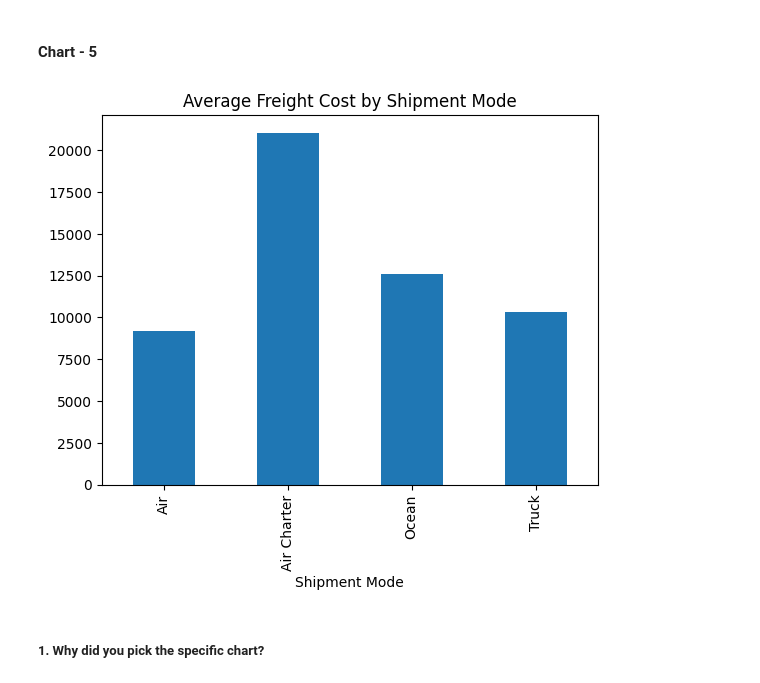
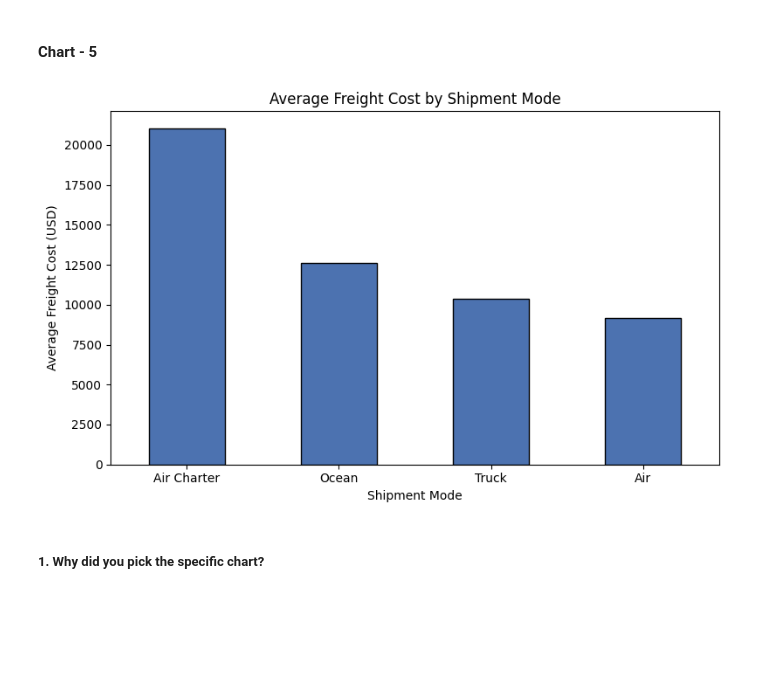
Before and after one commit to Prajuyo030/Fedx-EDA-, a Jupyter notebook: EDA.ipynb, the cells around one changed output. Cells and saved outputs as stored; diff of their text form; code cells hidden in the pictures; blank space fills up the shorter version.

```diff
--- a/EDA.ipynb
+++ b/EDA.ipynb
@@ -356,0 +367,12 @@ dtype: int64
+# %%
+# Weight (Kilograms) has 3,466 missing values after type conversion
+# These were originally stored as text strings like "Weight Captured Separately"
+# Strategy: flag them separately rather than imputing, as weight is used
+# only in specific freight cost analysis charts — not core KPIs
+
+df['Weight_Available'] = df['Weight (Kilograms)'].notna()
+print(f"Records with valid weight data: {df['Weight_Available'].sum()}")
+print(f"Records with missing weight: {(~df['Weight_Available']).sum()}")
+
+# For weight-based charts, filter to valid weight records only
+df_weight = df[df['Weight_Available']].copy()
@@ -506,9 +531,7 @@ df['delivery_delay_days'] = (
 
 df['is_delayed'] = df['delivery_delay_days'] > 0
 
-df['total_logistics_cost'] = (
-    df['Freight Cost (USD)'] + df['Line Item Insurance (USD)']
-)
+df['total_logistics_cost'] = df['Freight Cost Numeric'] + df['Line Item Insurance (USD)']
 
 df['delivery_month'] = df['Delivered to Client Date'].dt.to_period('M')
 # %%
@@ -806,14 +841,19 @@ Supports proactive planning and capacity adjustments during peak periods.
 # %% [markdown]
 #### Chart - 5
 # %%
-# Chart - 5 visualization code
-# Average Freight Cost by Shipment Mode
-plt.figure()
-df.groupby('Shipment Mode')['Freight Cost (USD)'].mean().plot(kind='bar')
+
+# Use Freight Cost Numeric (already converted) instead of the object column
+plt.figure(figsize=(8, 5))
+df.groupby('Shipment Mode')['Freight Cost Numeric'].mean().sort_values(ascending=False).plot(
+    kind='bar', color='#4C72B0', edgecolor='black')
 plt.title("Average Freight Cost by Shipment Mode")
+plt.xlabel("Shipment Mode")
+plt.ylabel("Average Freight Cost (USD)")
+plt.xticks(rotation=0)
+plt.tight_layout()
 plt.show()
 # %% [output]
-[figure, old version]
+[figure, new version]
 # %% [markdown]
 ##### 1. Why did you pick the specific chart?
 # %% [markdown]
```
Also changed, not shown: parts of 8 cells of this notebook.
